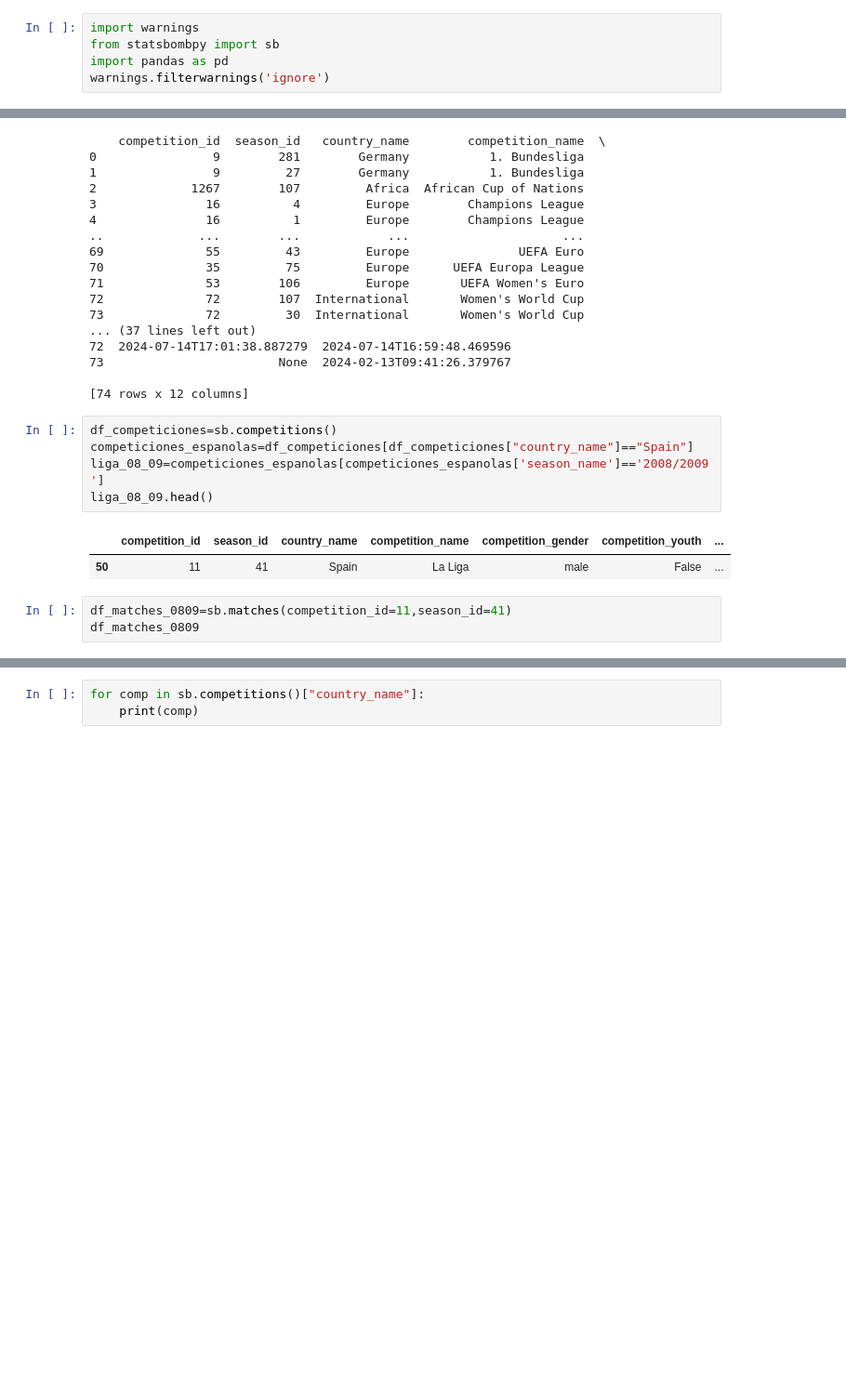
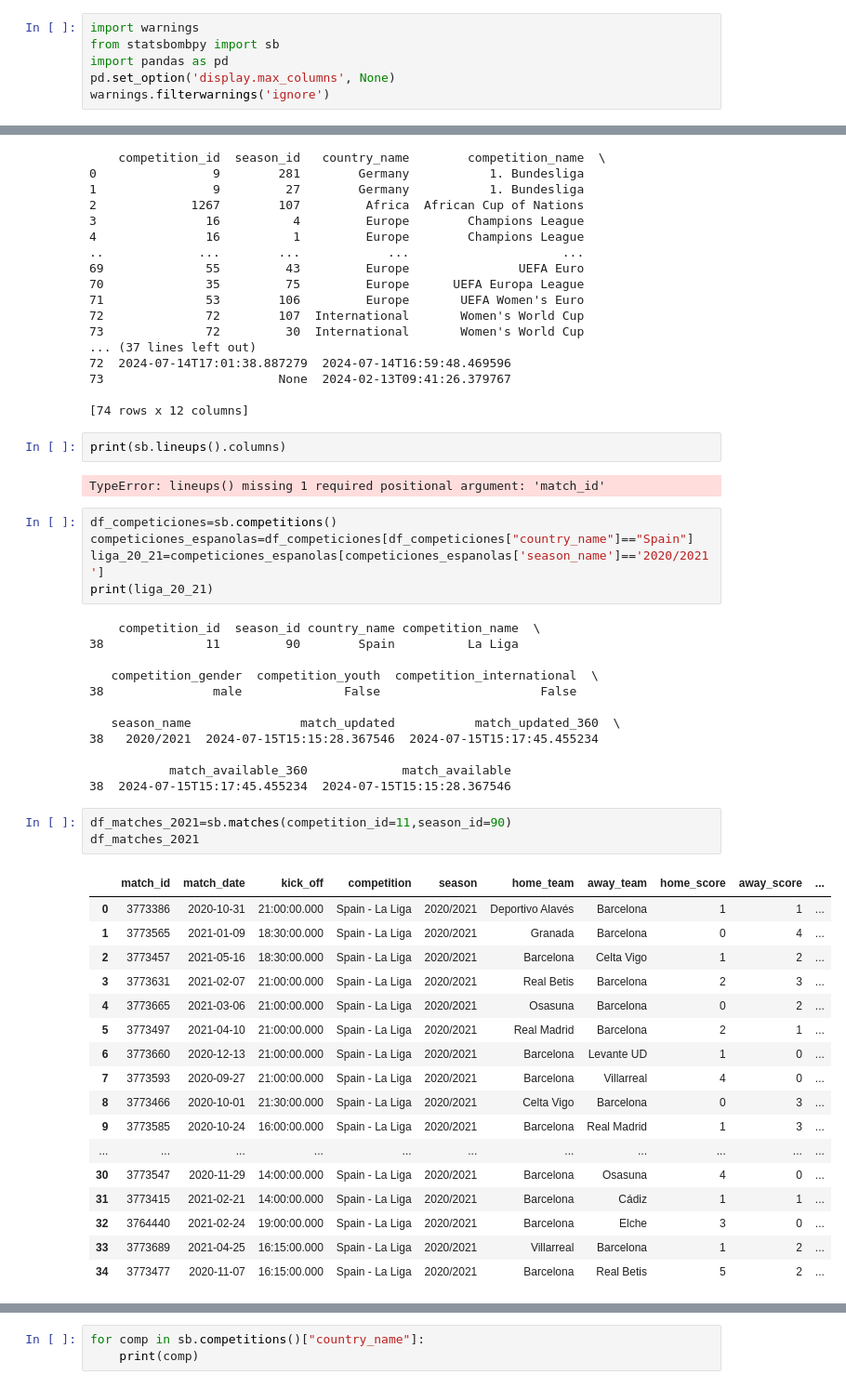
Before and after one commit to Darkaleja69/StatsBombProject, a Jupyter notebook: Notebook_Mejores_Defensas.ipynb, the cells around one changed output, grey strips where cells are left out. Shown: that part at 93% size. Drawn from its saved outputs; the diff is of its cells as text; blank space fills up the shorter version.

```diff
--- a/Notebook_Mejores_Defensas.ipynb
+++ b/Notebook_Mejores_Defensas.ipynb
@@ -22,6 +22,7 @@ Successfully installed cattrs-24.1.2 inflect-7.5.0 joblib-1.4.2 requests-cache-1
 import warnings
 from statsbombpy import sb
 import pandas as pd
+pd.set_option('display.max_columns', None)
 warnings.filterwarnings('ignore')
 # %%
 print(sb.competitions())
@@ -43,14 +44,45 @@ print(sb.competitions())
 73                        None  2024-02-13T09:41:26.379767
 
 [74 rows x 12 columns]
+# %%
+print(sb.lineups().columns)
+# %% [output]
+TypeError: lineups() missing 1 required positional argument: 'match_id'
 # %%
 df_competiciones=sb.competitions()
 competiciones_espanolas=df_competiciones[df_competiciones["country_name"]=="Spain"]
-liga_08_09=competiciones_espanolas[competiciones_espanolas['season_name']=='2008/2009']
-liga_08_09.head()
+liga_20_21=competiciones_espanolas[competiciones_espanolas['season_name']=='2020/2021']
+print(liga_20_21)
 # %% [output]
-|  | competition_id | season_id | country_name | competition_name | competition_gender | competition_youth | ... |
-| 50 | 11 | 41 | Spain | La Liga | male | False | ... |
+    competition_id  season_id country_name competition_name  \
+38              11         90        Spain          La Liga
+
+   competition_gender  competition_youth  competition_international  \
+38               male              False                      False
+
+   season_name               match_updated           match_updated_360  \
+38   2020/2021  2024-07-15T15:15:28.367546  2024-07-15T15:17:45.455234
+
+           match_available_360             match_available
+38  2024-07-15T15:17:45.455234  2024-07-15T15:15:28.367546
 # %%
-df_matches_0809=sb.matches(competition_id=11,season_id=41)
-df_matches_0809
+df_matches_2021=sb.matches(competition_id=11,season_id=90)
+df_matches_2021
+# %% [output]
+|  | match_id | match_date | kick_off | competition | season | home_team | away_team | home_score | away_score | ... |
+| 0 | 3773386 | 2020-10-31 | 21:00:00.000 | Spain - La Liga | 2020/2021 | Deportivo Alavés | Barcelona | 1 | 1 | ... |
+| 1 | 3773565 | 2021-01-09 | 18:30:00.000 | Spain - La Liga | 2020/2021 | Granada | Barcelona | 0 | 4 | ... |
+| 2 | 3773457 | 2021-05-16 | 18:30:00.000 | Spain - La Liga | 2020/2021 | Barcelona | Celta Vigo | 1 | 2 | ... |
+| 3 | 3773631 | 2021-02-07 | 21:00:00.000 | Spain - La Liga | 2020/2021 | Real Betis | Barcelona | 2 | 3 | ... |
+| 4 | 3773665 | 2021-03-06 | 21:00:00.000 | Spain - La Liga | 2020/2021 | Osasuna | Barcelona | 0 | 2 | ... |
+| 5 | 3773497 | 2021-04-10 | 21:00:00.000 | Spain - La Liga | 2020/2021 | Real Madrid | Barcelona | 2 | 1 | ... |
+| 6 | 3773660 | 2020-12-13 | 21:00:00.000 | Spain - La Liga | 2020/2021 | Barcelona | Levante UD | 1 | 0 | ... |
+| 7 | 3773593 | 2020-09-27 | 21:00:00.000 | Spain - La Liga | 2020/2021 | Barcelona | Villarreal | 4 | 0 | ... |
+| 8 | 3773466 | 2020-10-01 | 21:30:00.000 | Spain - La Liga | 2020/2021 | Celta Vigo | Barcelona | 0 | 3 | ... |
+| 9 | 3773585 | 2020-10-24 | 16:00:00.000 | Spain - La Liga | 2020/2021 | Barcelona | Real Madrid | 1 | 3 | ... |
+| ... | ... | ... | ... | ... | ... | ... | ... | ... | ... | ... |
+| 30 | 3773547 | 2020-11-29 | 14:00:00.000 | Spain - La Liga | 2020/2021 | Barcelona | Osasuna | 4 | 0 | ... |
+| 31 | 3773415 | 2021-02-21 | 14:00:00.000 | Spain - La Liga | 2020/2021 | Barcelona | Cádiz | 1 | 1 | ... |
+| 32 | 3764440 | 2021-02-24 | 19:00:00.000 | Spain - La Liga | 2020/2021 | Barcelona | Elche | 3 | 0 | ... |
+| 33 | 3773689 | 2021-04-25 | 16:15:00.000 | Spain - La Liga | 2020/2021 | Villarreal | Barcelona | 1 | 2 | ... |
+| 34 | 3773477 | 2020-11-07 | 16:15:00.000 | Spain - La Liga | 2020/2021 | Barcelona | Real Betis | 5 | 2 | ... |
```
Also changed, not shown: parts of 4 cells of this notebook.
